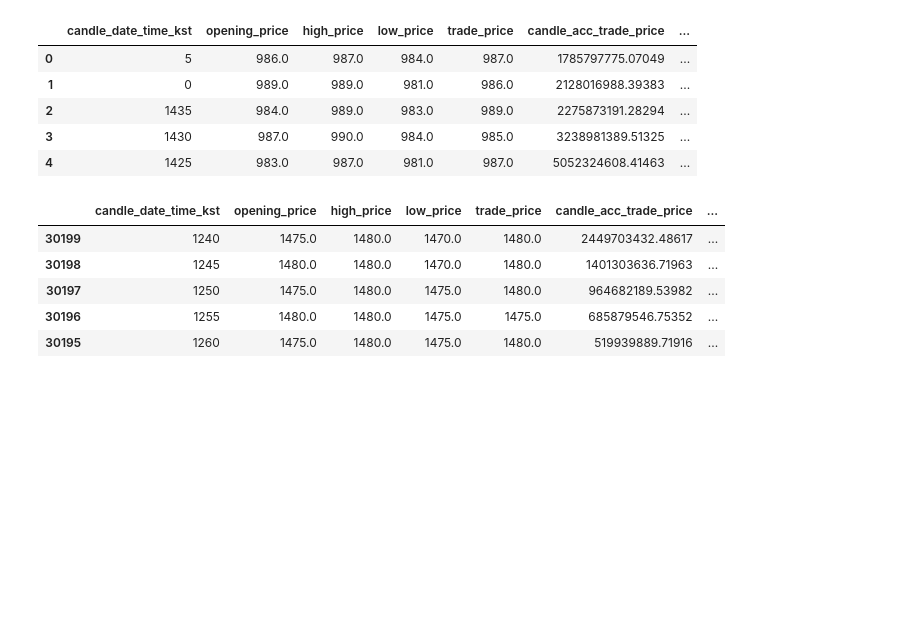
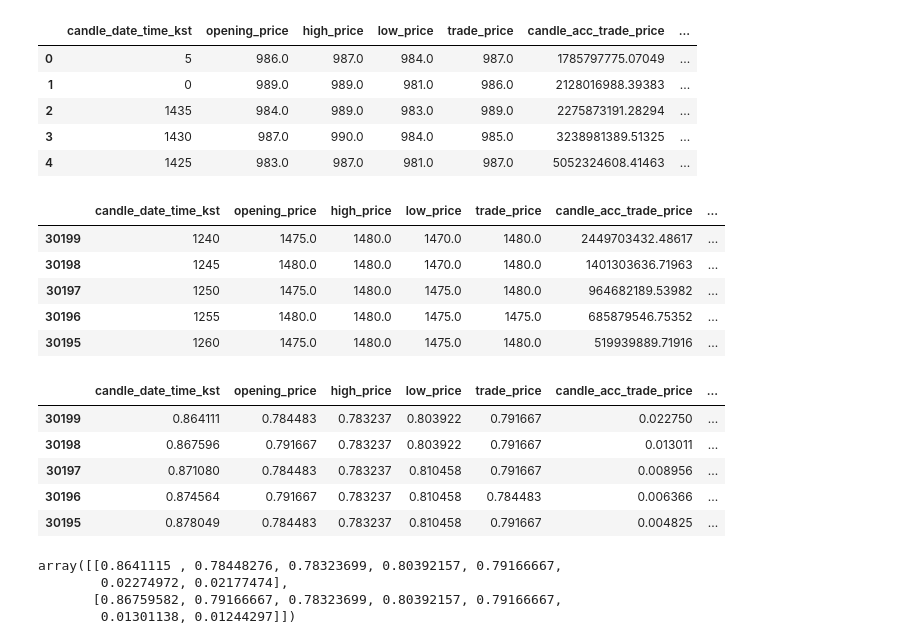
Before and after one commit to FeelOneE/price_prediction, a Jupyter notebook: coin_project.ipynb, the cells around one changed output. Saved outputs shown, nothing was run; the diff lists cells and outputs as text; code cells hidden in the pictures; blank space fills up the shorter version.

```diff
--- a/coin_project.ipynb
+++ b/coin_project.ipynb
@@ -82,3 +83,26 @@ data.head(5)
 | 30197 | 1250 | 1475.0 | 1480.0 | 1475.0 | 1480.0 | 964682189.53982 | ... |
 | 30196 | 1255 | 1480.0 | 1480.0 | 1475.0 | 1475.0 | 685879546.75352 | ... |
 | 30195 | 1260 | 1475.0 | 1480.0 | 1475.0 | 1480.0 | 519939889.71916 | ... |
+# %%
+# 데이터 정규화
+from sklearn.preprocessing import MinMaxScaler
+scaler = MinMaxScaler()
+std_data = data.copy()
+std_data[:] = scaler.fit_transform(data[:])
+std_data.head(5)
+# %% [output]
+|  | candle_date_time_kst | opening_price | high_price | low_price | trade_price | candle_acc_trade_price | ... |
+| 30199 | 0.864111 | 0.784483 | 0.783237 | 0.803922 | 0.791667 | 0.022750 | ... |
+| 30198 | 0.867596 | 0.791667 | 0.783237 | 0.803922 | 0.791667 | 0.013011 | ... |
+| 30197 | 0.871080 | 0.784483 | 0.783237 | 0.810458 | 0.791667 | 0.008956 | ... |
+| 30196 | 0.874564 | 0.791667 | 0.783237 | 0.810458 | 0.784483 | 0.006366 | ... |
+| 30195 | 0.878049 | 0.784483 | 0.783237 | 0.810458 | 0.791667 | 0.004825 | ... |
+# %%
+# 학습된 정규화로 로우 데이터 정규화 수행
+#data[:2]
+scaler.transform(data[:2])
+# %% [output]
+array([[0.8641115 , 0.78448276, 0.78323699, 0.80392157, 0.79166667,
+        0.02274972, 0.02177474],
+       [0.86759582, 0.79166667, 0.78323699, 0.80392157, 0.79166667,
+        0.01301138, 0.01244297]])
```
Also changed, not shown: parts of 19 cells of this notebook.
